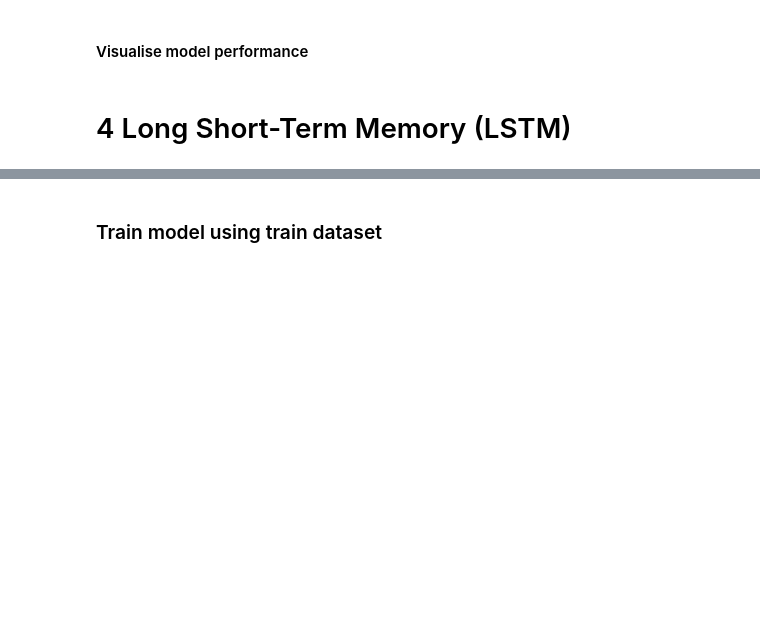
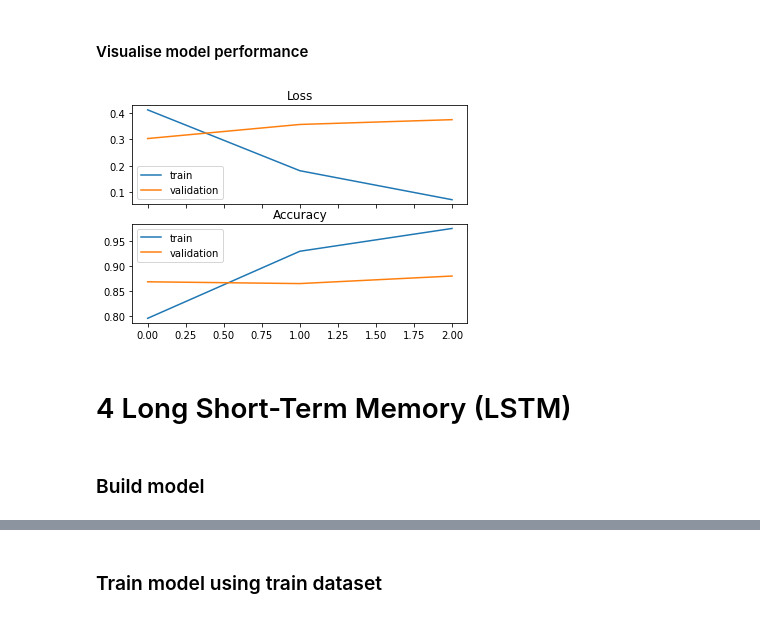
Before and after one commit to bigteo/BT4222_Assignment3, a Jupyter notebook: A3_A0203989N.ipynb, the cells around one changed output, grey strips where cells are left out. Drawn from its saved outputs; the diff is of its cells as text; code cells hidden in the pictures; blank space fills up the shorter version.

```diff
--- a/A3_A0203989N.ipynb
+++ b/A3_A0203989N.ipynb
@@ -308,19 +307,25 @@ print(results)
 # %% [markdown]
 #### Visualise model performance
 # %%
-figure, axis = plt.subplots(2)
+figure, axis = plt.subplots(2, sharex=True)
 
 axis[0].plot(history_cnn.history['loss'], label='train')
 axis[0].plot(history_cnn.history['val_loss'], label='validation')
 axis[0].legend()
+axis[0].set_title('Loss')
 
 axis[1].plot(history_cnn.history['accuracy'], label='train')
 axis[1].plot(history_cnn.history['val_accuracy'], label='validation')
 axis[1].legend()
+axis[1].set_title('Accuracy')
 
 plt.show()
+# %% [output]
+[figure, added]
 # %% [markdown]
 # 4 Long Short-Term Memory (LSTM)
+# %% [markdown]
+### Build model
 # %%
 model_lstm = Sequential()
 
```
Also changed, not shown: parts of 5 cells of this notebook.
